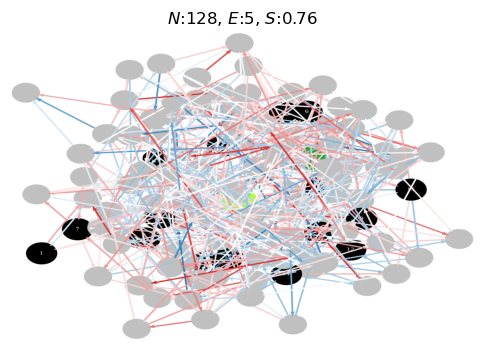
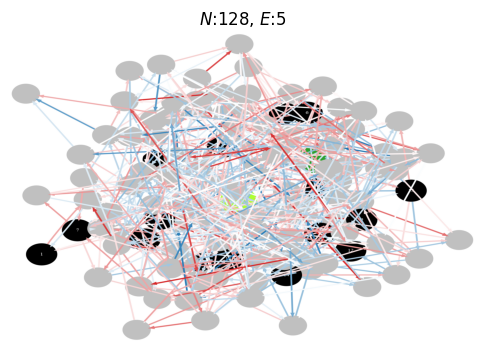
Code edit (unified diff) that turned the first committed figure into the second:
--- before
+++ after
@@ -90,5 +90,5 @@
     
     ax.imshow(image, aspect='auto')
-    ax.set_title(r'$N$:' + str(ESN.n)+ r", $E$:"+ str(ESN.avg_number_of_edges)+ r", $S$:"+ str(ESN.spectral_radius)[:4])
+    ax.set_title(r'$N$:' + str(ESN.n)+ r", $E$:"+ str(ESN.avg_number_of_edges)) #+ r", $S$:"+ str(ESN.spectral_radius)[:4])
     ax.axis("off")
 

Commit: modified to be able to tune the uniform weight distro